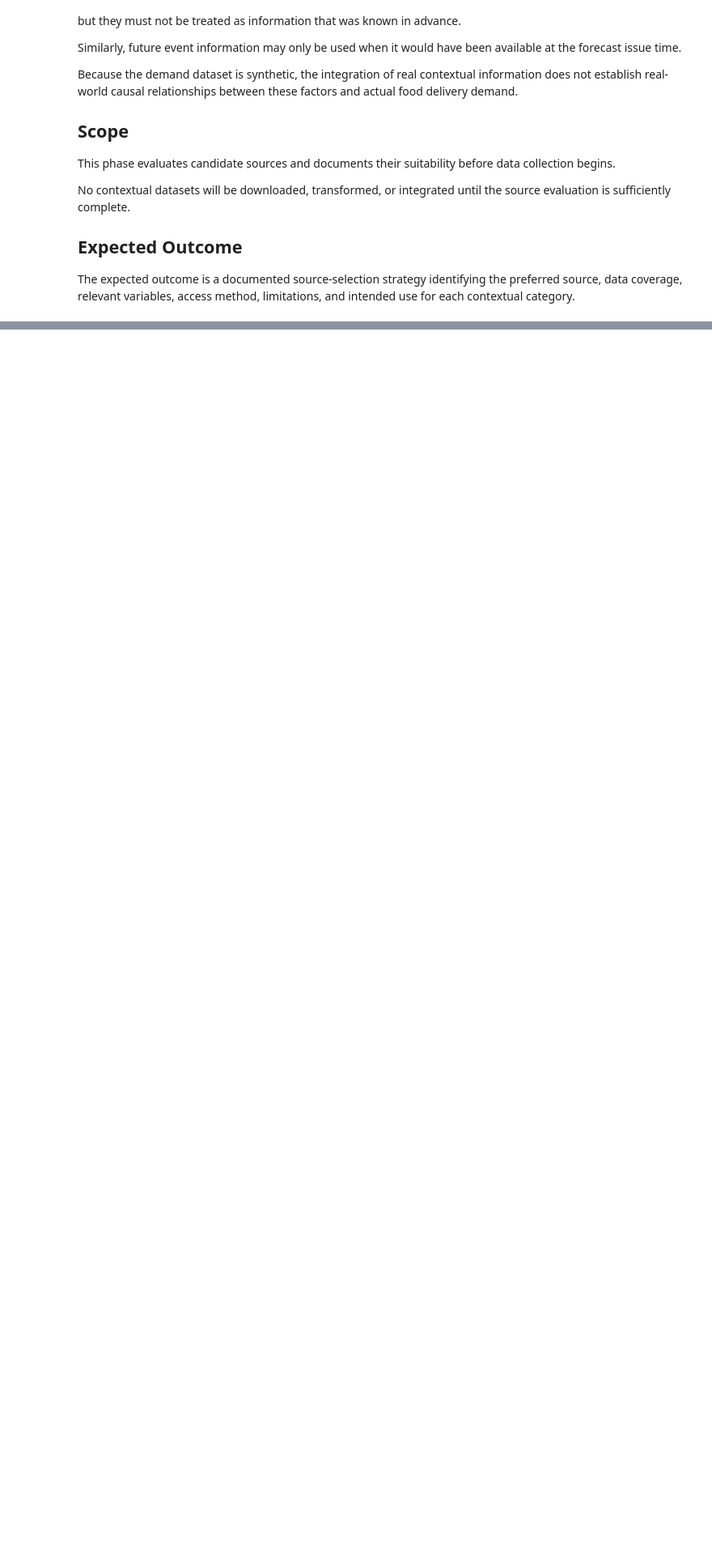
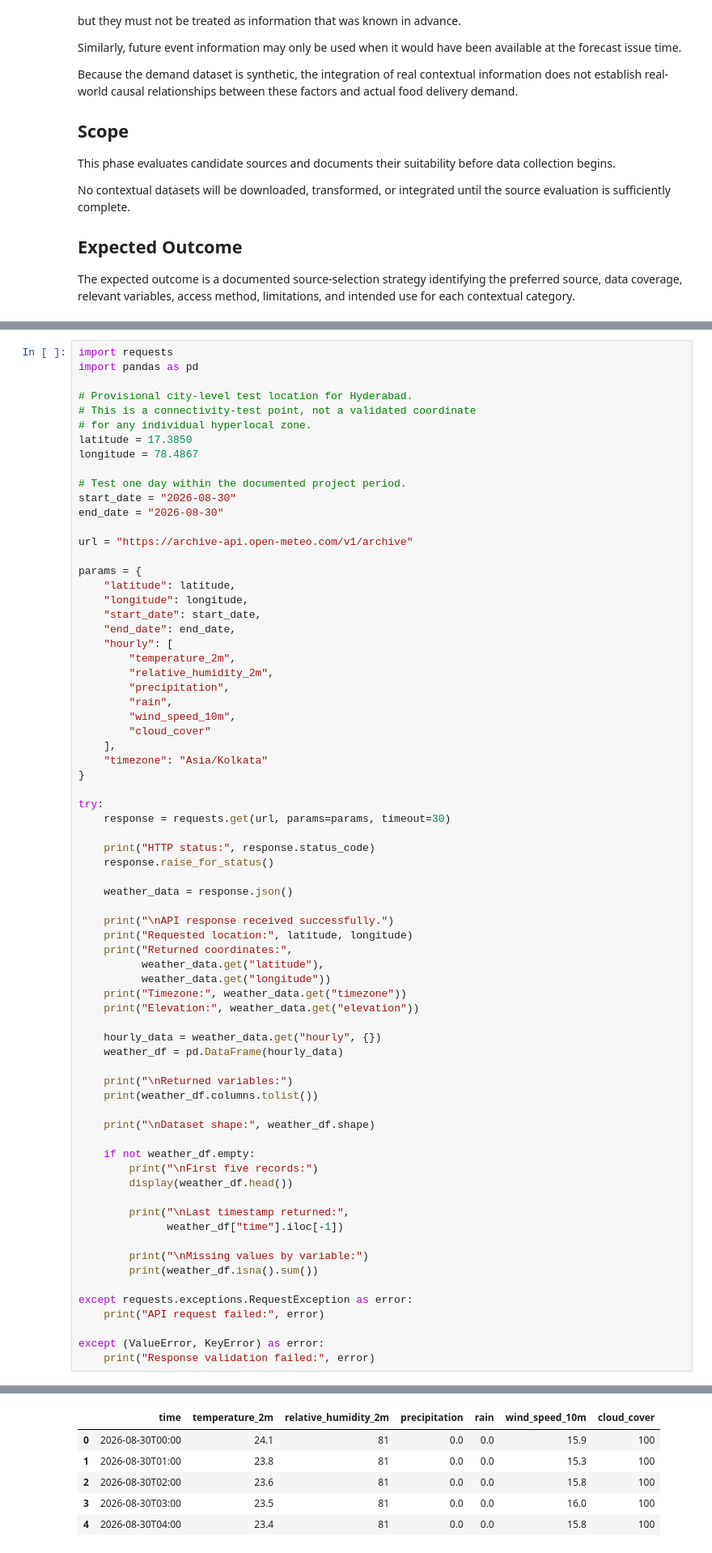
Before and after one commit to Venkatpotla33/AI-Enhanced-Hyperlocal-Food-Demand-Forecasting, a Jupyter notebook: notebooks/04_live_contextual_data_collection_and_integration.ipynb, the cells around one changed output, grey strips where cells are left out. Shown at 81% size. Cells and saved outputs as stored; diff of their text form; blank space fills up the shorter version.

```diff
--- a/notebooks/04_live_contextual_data_collection_and_integration.ipynb
+++ b/notebooks/04_live_contextual_data_collection_and_integration.ipynb
@@ -600,0 +820,72 @@ The expected outcome is a documented source-selection strategy identifying the p
+# %%
+import requests
+import pandas as pd
+
+# Provisional city-level test location for Hyderabad.
+# This is a connectivity-test point, not a validated coordinate
+# for any individual hyperlocal zone.
+latitude = 17.3850
+longitude = 78.4867
+
+# Test one day within the documented project period.
+start_date = "2026-08-30"
+end_date = "2026-08-30"
+
+url = "https://archive-api.open-meteo.com/v1/archive"
+
+params = {
+    "latitude": latitude,
+    "longitude": longitude,
+    "start_date": start_date,
+    "end_date": end_date,
+    "hourly": [
+        "temperature_2m",
+        "relative_humidity_2m",
+        "precipitation",
+        "rain",
+        "wind_speed_10m",
+        "cloud_cover"
+    ],
+    "timezone": "Asia/Kolkata"
+}
+
+try:
+    response = requests.get(url, params=params, timeout=30)
+
+    print("HTTP status:", response.status_code)
+    response.raise_for_status()
+
+    weather_data = response.json()
+
+    print("\nAPI response received successfully.")
+    print("Requested location:", latitude, longitude)
+    print("Returned coordinates:",
+          weather_data.get("latitude"),
+          weather_data.get("longitude"))
+    print("Timezone:", weather_data.get("timezone"))
+    print("Elevation:", weather_data.get("elevation"))
+
+    hourly_data = weather_data.get("hourly", {})
+    weather_df = pd.DataFrame(hourly_data)
+
+    print("\nReturned variables:")
+    print(weather_df.columns.tolist())
+
+    print("\nDataset shape:", weather_df.shape)
+
+    if not weather_df.empty:
+        print("\nFirst five records:")
+        display(weather_df.head())
+
+        print("\nLast timestamp returned:",
+              weather_df["time"].iloc[-1])
+
+        print("\nMissing values by variable:")
+        print(weather_df.isna().sum())
+
+except requests.exceptions.RequestException as error:
+    print("API request failed:", error)
+
+except (ValueError, KeyError) as error:
+    print("Response validation failed:", error)
+# %% [output]
@@ -600,0 +906,6 @@ The expected outcome is a documented source-selection strategy identifying the p
+|  | time | temperature_2m | relative_humidity_2m | precipitation | rain | wind_speed_10m | cloud_cover |
+| 0 | 2026-08-30T00:00 | 24.1 | 81 | 0.0 | 0.0 | 15.9 | 100 |
+| 1 | 2026-08-30T01:00 | 23.8 | 81 | 0.0 | 0.0 | 15.3 | 100 |
+| 2 | 2026-08-30T02:00 | 23.6 | 81 | 0.0 | 0.0 | 15.8 | 100 |
+| 3 | 2026-08-30T03:00 | 23.5 | 81 | 0.0 | 0.0 | 16.0 | 100 |
+| 4 | 2026-08-30T04:00 | 23.4 | 81 | 0.0 | 0.0 | 15.8 | 100 |
```
Also changed, not shown: parts of 27 cells of this notebook, 3 other files.
